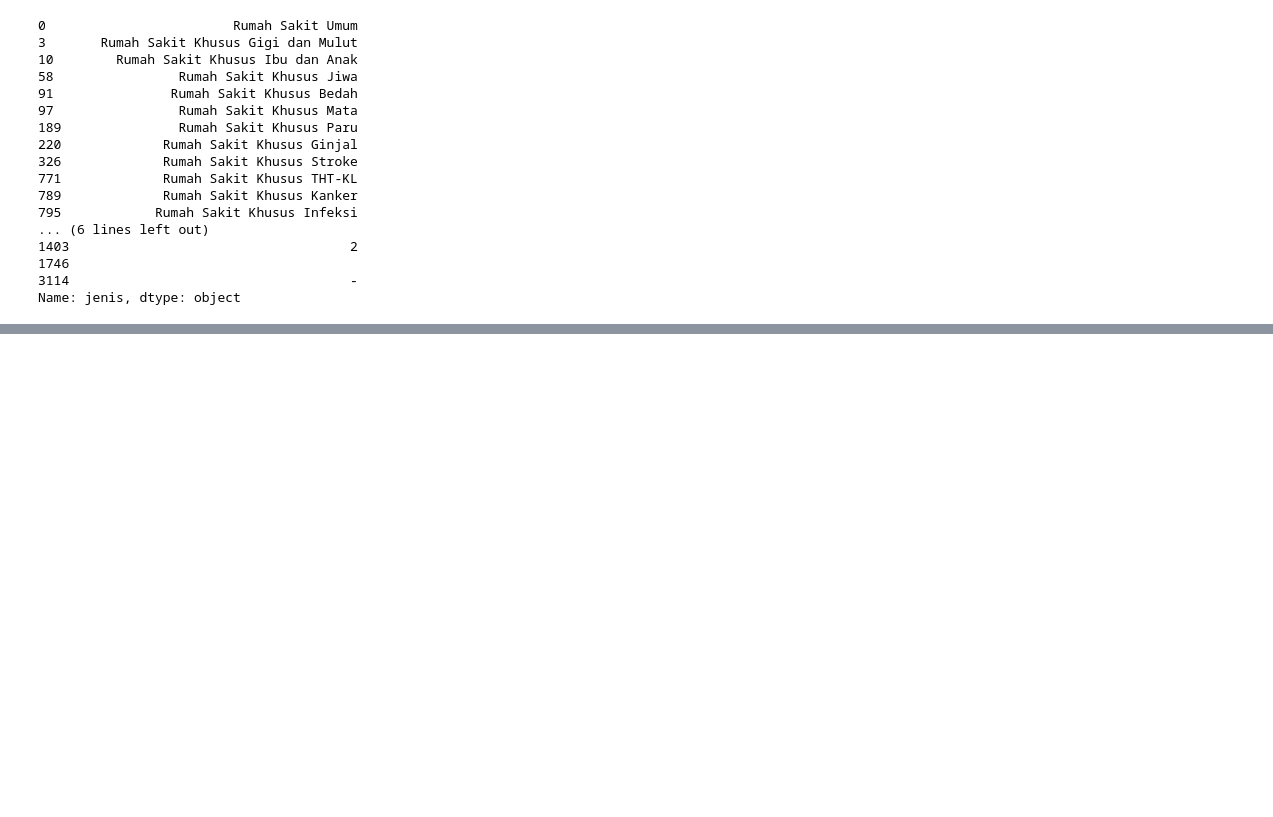
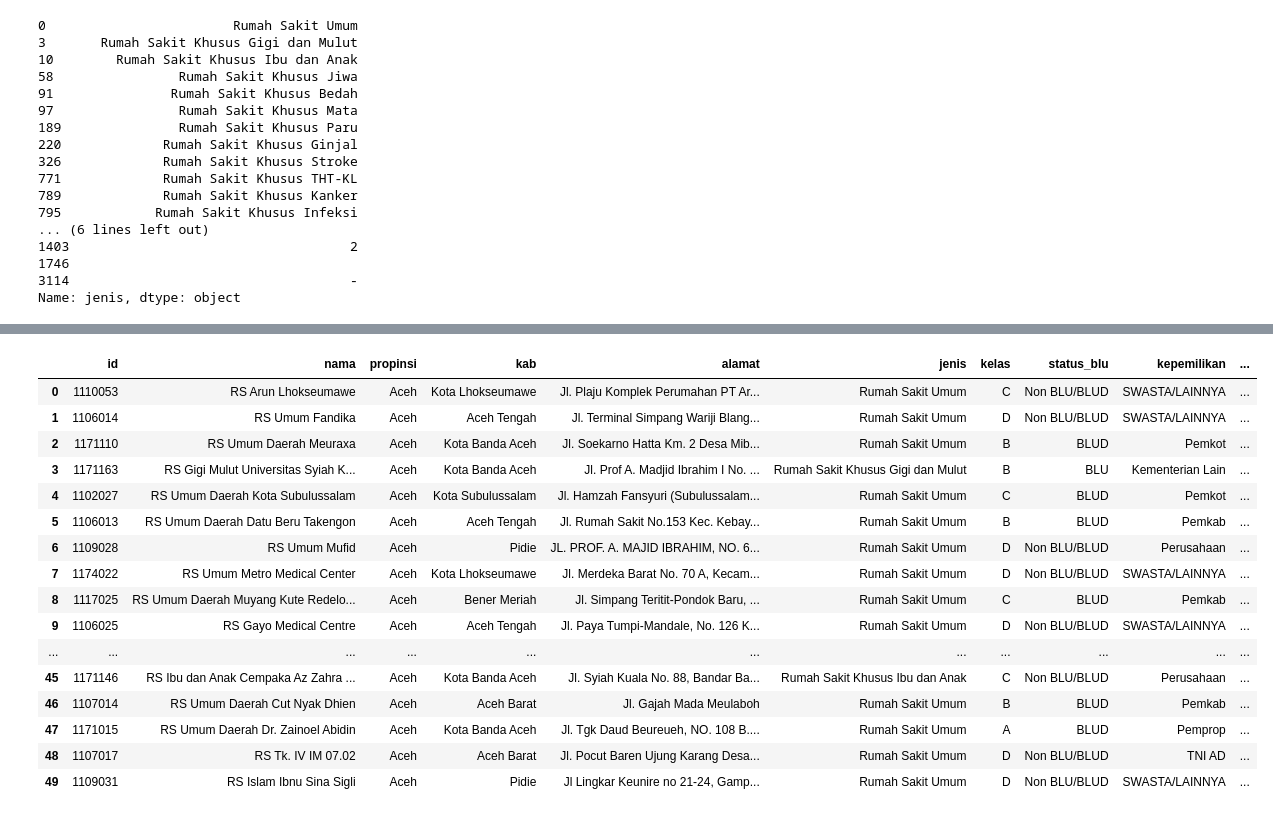
Before and after one commit to dhikaramadhansaputra/latihan_data_pre-processing, a Jupyter notebook: Hospital data in Indonesia/worksheet.ipynb, the cells around one changed output, grey strips where cells are left out. Drawn from its saved outputs; the diff is of its cells as text; code cells hidden in the pictures; blank space fills up the shorter version.

```diff
--- a/Hospital data in Indonesia/worksheet.ipynb
+++ b/Hospital data in Indonesia/worksheet.ipynb
@@ -62,0 +62,22 @@ df[df['jenis'] == '021-26071997']
+# %%
+df = df[df['id'] != 3101002]
+# %%
+df.head(50)
+# %% [output]
+|  | id | nama | propinsi | kab | alamat | jenis | kelas | status_blu | kepemilikan | ... |
+| 0 | 1110053 | RS Arun Lhokseumawe | Aceh | Kota Lhokseumawe | Jl. Plaju Komplek Perumahan PT Ar... | Rumah Sakit Umum | C | Non BLU/BLUD | SWASTA/LAINNYA | ... |
+| 1 | 1106014 | RS Umum Fandika | Aceh | Aceh Tengah | Jl. Terminal Simpang Wariji Blang... | Rumah Sakit Umum | D | Non BLU/BLUD | SWASTA/LAINNYA | ... |
+| 2 | 1171110 | RS Umum Daerah Meuraxa | Aceh | Kota Banda Aceh | Jl. Soekarno Hatta Km. 2 Desa Mib... | Rumah Sakit Umum | B | BLUD | Pemkot | ... |
+| 3 | 1171163 | RS Gigi Mulut Universitas Syiah K... | Aceh | Kota Banda Aceh | Jl. Prof A. Madjid Ibrahim I No. ... | Rumah Sakit Khusus Gigi dan Mulut | B | BLU | Kementerian Lain | ... |
+| 4 | 1102027 | RS Umum Daerah Kota Subulussalam | Aceh | Kota Subulussalam | Jl. Hamzah Fansyuri (Subulussalam... | Rumah Sakit Umum | C | BLUD | Pemkot | ... |
+| 5 | 1106013 | RS Umum Daerah Datu Beru Takengon | Aceh | Aceh Tengah | Jl. Rumah Sakit No.153 Kec. Kebay... | Rumah Sakit Umum | B | BLUD | Pemkab | ... |
+| 6 | 1109028 | RS Umum Mufid | Aceh | Pidie | JL. PROF. A. MAJID IBRAHIM, NO. 6... | Rumah Sakit Umum | D | Non BLU/BLUD | Perusahaan | ... |
+| 7 | 1174022 | RS Umum Metro Medical Center | Aceh | Kota Lhokseumawe | Jl. Merdeka Barat No. 70 A, Kecam... | Rumah Sakit Umum | D | Non BLU/BLUD | SWASTA/LAINNYA | ... |
+| 8 | 1117025 | RS Umum Daerah Muyang Kute Redelo... | Aceh | Bener Meriah | Jl. Simpang Teritit-Pondok Baru, ... | Rumah Sakit Umum | C | BLUD | Pemkab | ... |
+| 9 | 1106025 | RS Gayo Medical Centre | Aceh | Aceh Tengah | Jl. Paya Tumpi-Mandale, No. 126 K... | Rumah Sakit Umum | D | Non BLU/BLUD | SWASTA/LAINNYA | ... |
+| ... | ... | ... | ... | ... | ... | ... | ... | ... | ... | ... |
+| 45 | 1171146 | RS Ibu dan Anak Cempaka Az Zahra ... | Aceh | Kota Banda Aceh | Jl. Syiah Kuala No. 88, Bandar Ba... | Rumah Sakit Khusus Ibu dan Anak | C | Non BLU/BLUD | Perusahaan | ... |
+| 46 | 1107014 | RS Umum Daerah Cut Nyak Dhien | Aceh | Aceh Barat | Jl. Gajah Mada Meulaboh | Rumah Sakit Umum | B | BLUD | Pemkab | ... |
+| 47 | 1171015 | RS Umum Daerah Dr. Zainoel Abidin | Aceh | Kota Banda Aceh | Jl. Tgk Daud Beureueh, NO. 108 B.... | Rumah Sakit Umum | A | BLUD | Pemprop | ... |
+| 48 | 1107017 | RS Tk. IV IM 07.02 | Aceh | Aceh Barat | Jl. Pocut Baren Ujung Karang Desa... | Rumah Sakit Umum | D | Non BLU/BLUD | TNI AD | ... |
+| 49 | 1109031 | RS Islam Ibnu Sina Sigli | Aceh | Pidie | Jl Lingkar Keunire no 21-24, Gamp... | Rumah Sakit Umum | D | Non BLU/BLUD | SWASTA/LAINNYA | ... |
```
Also changed, not shown: parts of 1 cell of this notebook, 1 other file.
